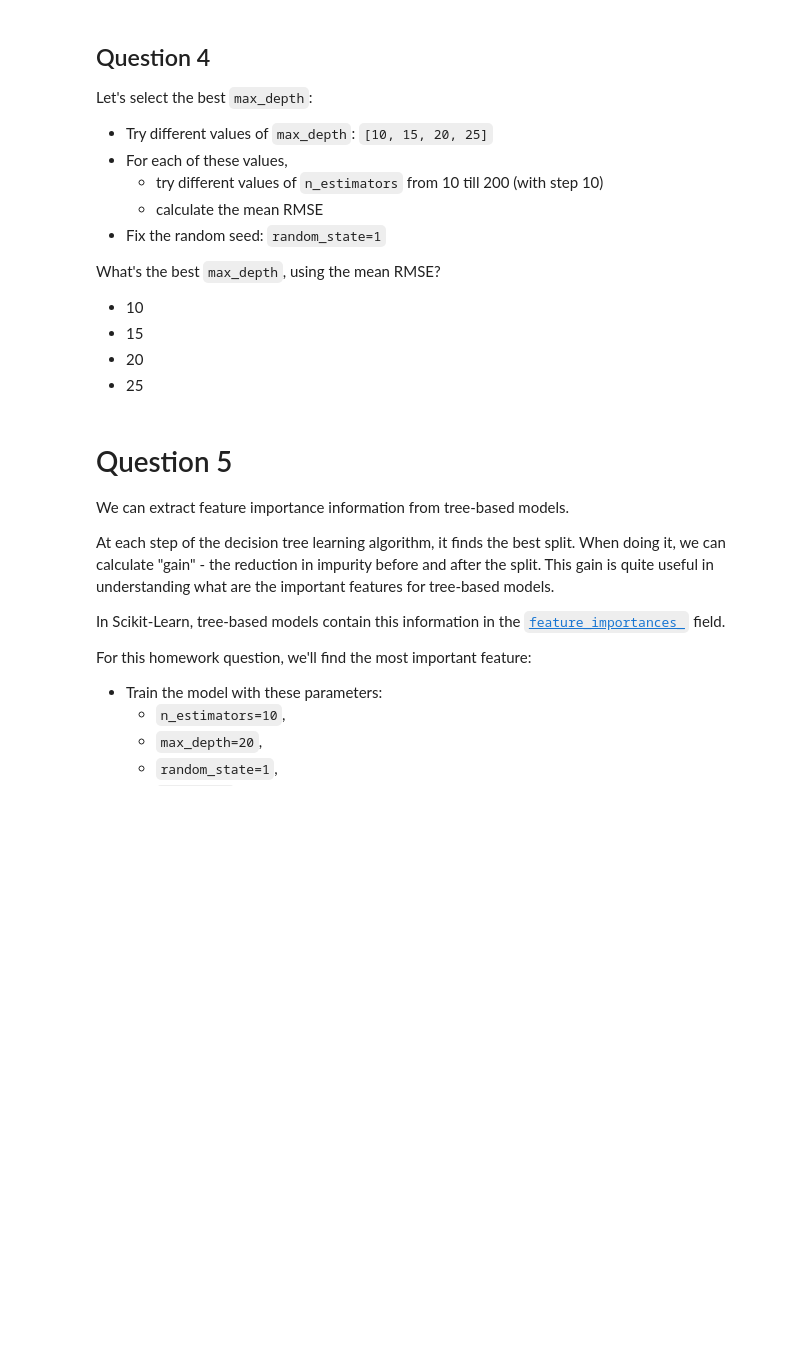
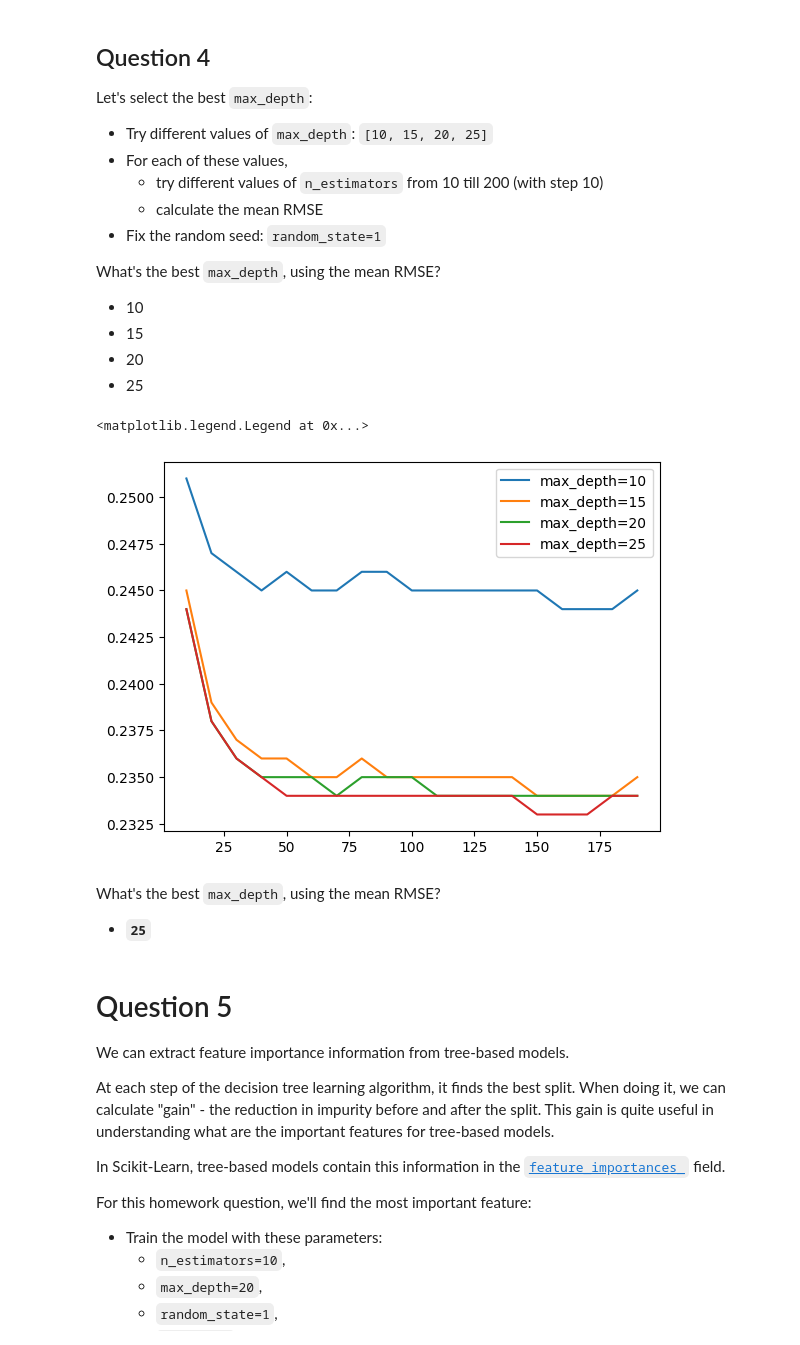
Before and after one commit to eltonlms/datatalks-club-courses, a Jupyter notebook: homeworks/06_trees.ipynb, the cells around one changed output. Cells and saved outputs as stored; diff of their text form; code cells hidden in the pictures; blank space fills up the shorter version.

```diff
--- a/homeworks/06_trees.ipynb
+++ b/homeworks/06_trees.ipynb
@@ -96,6 +231,40 @@ What's the best `max_depth`, using the mean RMSE?
 * 15
 * 20
 * 25
+# %%
+rmse_scores = []
+depth_list = [10, 15, 20, 25]
+for d in depth_list:
+    for n in np.arange(10, 200, 10):
+        rf = RandomForestRegressor(
+            n_estimators=n,
+            max_depth=d,
+            random_state=1
+        )
+        rf.fit(X_train, y_train)
+
+        y_pred = rf.predict(X_val)
+        rmse = round(mean_squared_error(y_val, y_pred, squared=False), 3)
+
+        rmse_scores.append((d, n, rmse))
+# %%
+cols = ['max_depth', 'n_estimators', 'rmse']
+df_scores = pd.DataFrame(rmse_scores, columns=cols)
+# %%
+for d in depth_list:
+    df_subset = df_scores[df_scores.max_depth == d]
+
+    plt.plot(df_subset.n_estimators, df_subset.rmse,
+             label=f'max_depth={d}')
+
+plt.legend()
+# %% [output]
+<matplotlib.legend.Legend at 0x...>
+[figure, added]
+# %% [markdown]
+What's the best `max_depth`, using the mean RMSE?
+
+* **`25`**
 # %% [markdown]
 # Question 5
 
```
Also changed, not shown: parts of 32 cells of this notebook, 3 other files.
